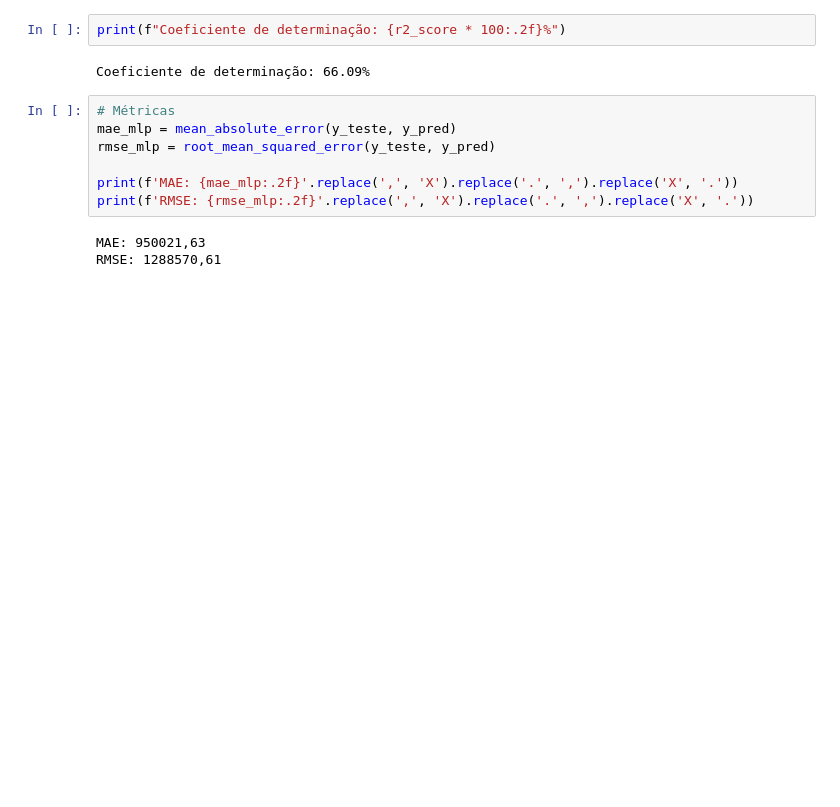
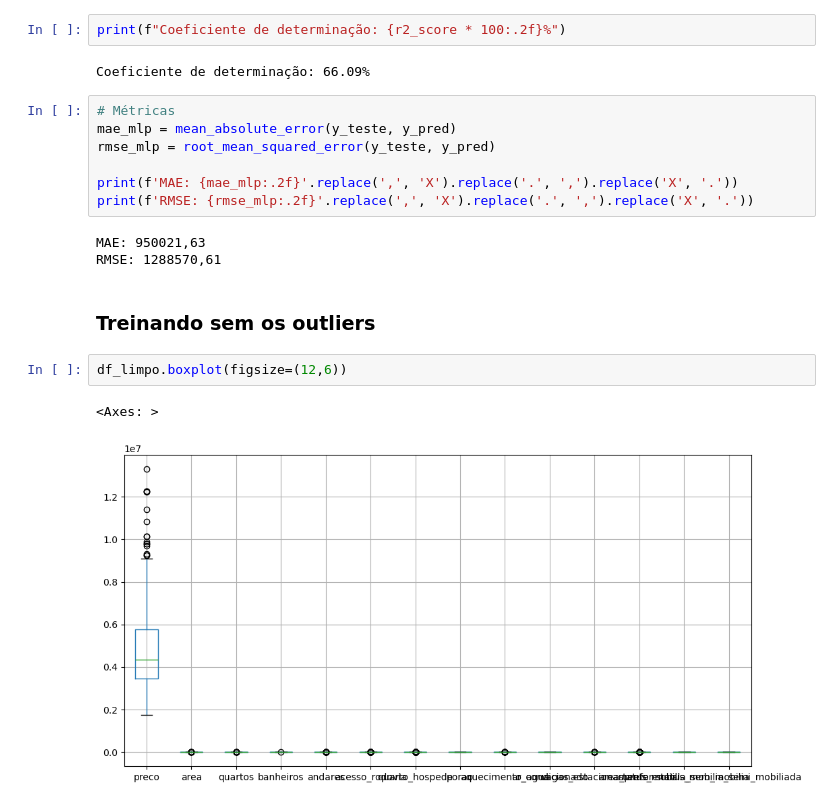
Before and after one commit to hugogsmendes/Houses-prediction, a Jupyter notebook: models_ml/model_mlp.ipynb, the cells around one changed output. Drawn from its saved outputs; the diff is of its cells as text; blank space fills up the shorter version.

Commit message:
Treinando a avaliando o modelo de rede neural para regressão

```diff
--- a/models_ml/model_mlp.ipynb
+++ b/models_ml/model_mlp.ipynb
@@ -125,3 +153,10 @@ print(f'RMSE: {rmse_mlp:.2f}'.replace(',', 'X').replace('.', ',').replace('X', '
 # %% [output]
 MAE: 950021,63
 RMSE: 1288570,61
+# %% [markdown]
+### Treinando sem os outliers
+# %%
+df_limpo.boxplot(figsize=(12,6))
+# %% [output]
+<Axes: >
+[figure, added]
```
Also changed, not shown: parts of 26 cells of this notebook.
